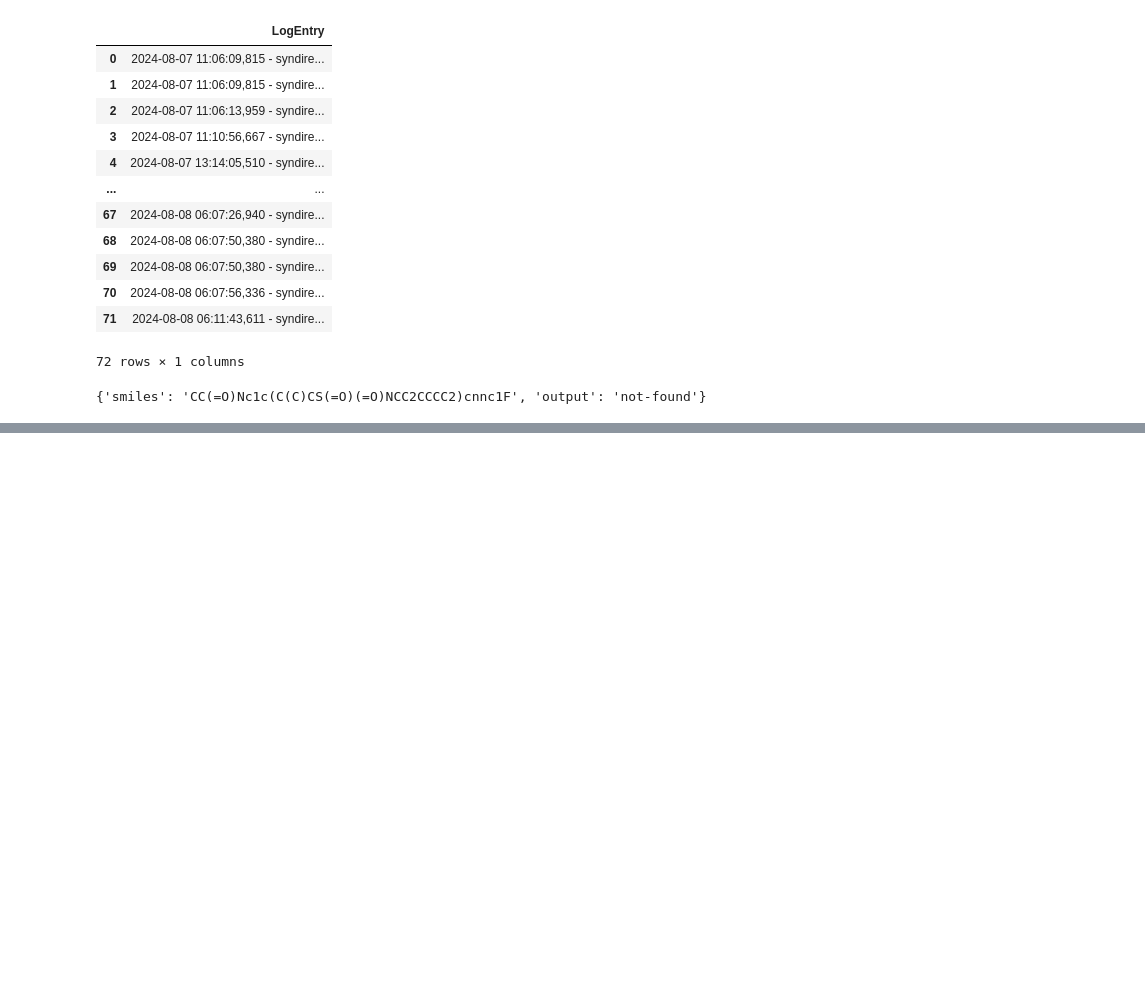
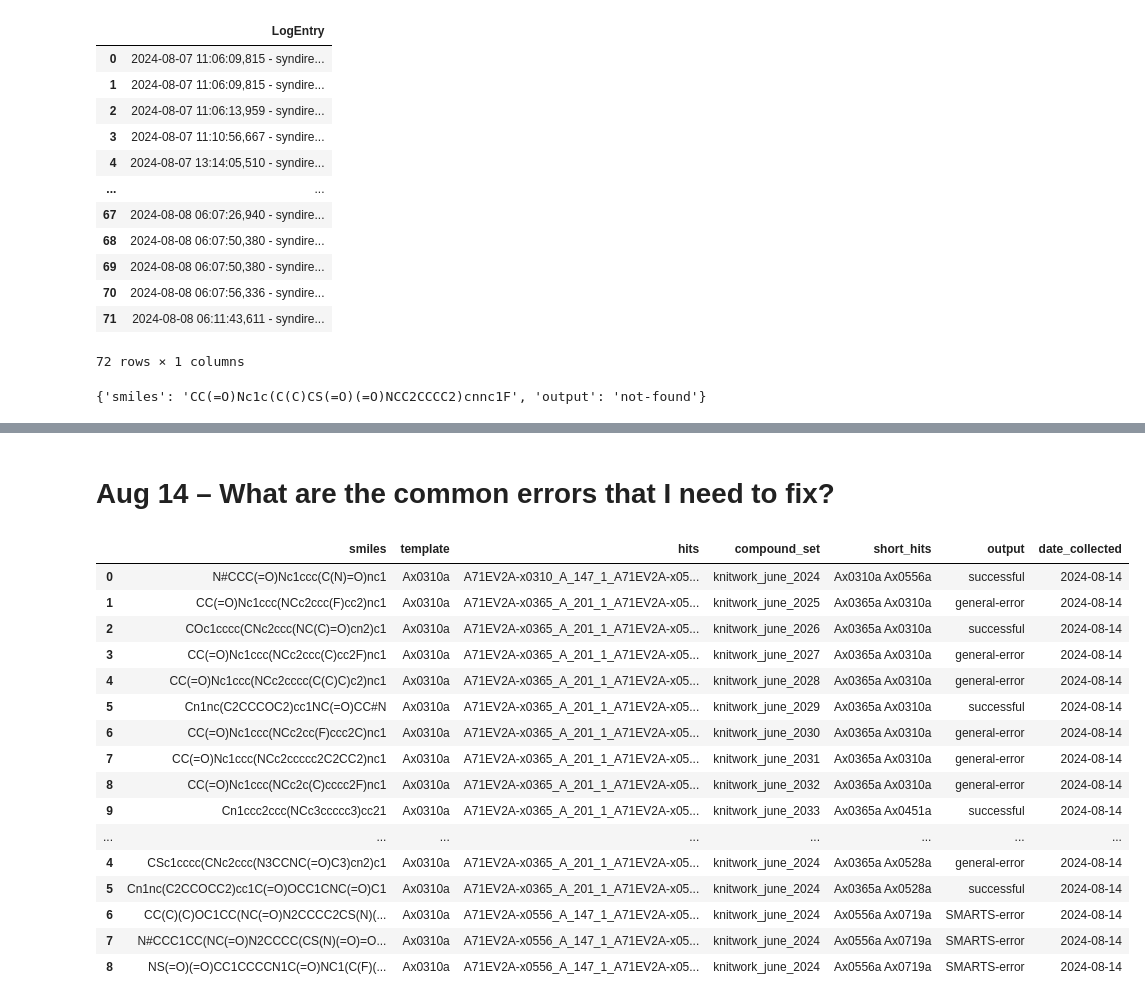
Before and after one commit to kate-fie/EV-A71-2A-syndirella-run-2, a Jupyter notebook: preparation/log_look.ipynb, the cells around one changed output, grey strips where cells are left out. Drawn from its saved outputs; the diff is of its cells as text; code cells hidden in the pictures; blank space fills up the shorter version.

```diff
--- a/preparation/log_look.ipynb
+++ b/preparation/log_look.ipynb
@@ -282,2 +285,4 @@ master_df
 # %%
 master_df.to_csv('/Users/kate_fieseler/PycharmProjects/EV-A71-2A-syndirella-run-2/syndirella_output/master_output.csv', index=False)
+# %% [markdown]
+# Aug 14 – What are the common errors that I need to fix?
@@ -283,0 +304,26 @@ master_df.to_csv('/Users/kate_fieseler/PycharmProjects/EV-A71-2A-syndirella-run-
+# %%
+# get dataframe of old knitwork and redone merged
+knitwork = pd.read_csv('/Users/kate_fieseler/PycharmProjects/EV-A71-2A-syndirella-run-2/syndirella_output/A71EV2A_Knitwork_June_42.csv')
+knitwork_redone = pd.read_csv('/Users/kate_fieseler/PycharmProjects/EV-A71-2A-syndirella-run-2/syndirella_output/A71EV2A_Knitwork_June_9_redone.csv')
+knitwork = pd.concat([knitwork, knitwork_redone])
+# drop duplicates, keep last
+knitwork = knitwork.drop_duplicates(subset=['smiles'], keep='last')
+knitwork
+# %% [output]
+|  | smiles | template | hits | compound_set | short_hits | output | date_collected |
+| 0 | N#CCC(=O)Nc1ccc(C(N)=O)nc1 | Ax0310a | A71EV2A-x0310_A_147_1_A71EV2A-x05... | knitwork_june_2024 | Ax0310a Ax0556a | successful | 2024-08-14 |
+| 1 | CC(=O)Nc1ccc(NCc2ccc(F)cc2)nc1 | Ax0310a | A71EV2A-x0365_A_201_1_A71EV2A-x05... | knitwork_june_2025 | Ax0365a Ax0310a | general-error | 2024-08-14 |
+| 2 | COc1cccc(CNc2ccc(NC(C)=O)cn2)c1 | Ax0310a | A71EV2A-x0365_A_201_1_A71EV2A-x05... | knitwork_june_2026 | Ax0365a Ax0310a | successful | 2024-08-14 |
+| 3 | CC(=O)Nc1ccc(NCc2ccc(C)cc2F)nc1 | Ax0310a | A71EV2A-x0365_A_201_1_A71EV2A-x05... | knitwork_june_2027 | Ax0365a Ax0310a | general-error | 2024-08-14 |
+| 4 | CC(=O)Nc1ccc(NCc2cccc(C(C)C)c2)nc1 | Ax0310a | A71EV2A-x0365_A_201_1_A71EV2A-x05... | knitwork_june_2028 | Ax0365a Ax0310a | general-error | 2024-08-14 |
+| 5 | Cn1nc(C2CCCOC2)cc1NC(=O)CC#N | Ax0310a | A71EV2A-x0365_A_201_1_A71EV2A-x05... | knitwork_june_2029 | Ax0365a Ax0310a | successful | 2024-08-14 |
+| 6 | CC(=O)Nc1ccc(NCc2cc(F)ccc2C)nc1 | Ax0310a | A71EV2A-x0365_A_201_1_A71EV2A-x05... | knitwork_june_2030 | Ax0365a Ax0310a | general-error | 2024-08-14 |
+| 7 | CC(=O)Nc1ccc(NCc2ccccc2C2CC2)nc1 | Ax0310a | A71EV2A-x0365_A_201_1_A71EV2A-x05... | knitwork_june_2031 | Ax0365a Ax0310a | general-error | 2024-08-14 |
+| 8 | CC(=O)Nc1ccc(NCc2c(C)cccc2F)nc1 | Ax0310a | A71EV2A-x0365_A_201_1_A71EV2A-x05... | knitwork_june_2032 | Ax0365a Ax0310a | general-error | 2024-08-14 |
+| 9 | Cn1ccc2ccc(NCc3ccccc3)cc21 | Ax0310a | A71EV2A-x0365_A_201_1_A71EV2A-x05... | knitwork_june_2033 | Ax0365a Ax0451a | successful | 2024-08-14 |
+| ... | ... | ... | ... | ... | ... | ... | ... |
+| 4 | CSc1cccc(CNc2ccc(N3CCNC(=O)C3)cn2)c1 | Ax0310a | A71EV2A-x0365_A_201_1_A71EV2A-x05... | knitwork_june_2024 | Ax0365a Ax0528a | general-error | 2024-08-14 |
+| 5 | Cn1nc(C2CCOCC2)cc1C(=O)OCC1CNC(=O)C1 | Ax0310a | A71EV2A-x0365_A_201_1_A71EV2A-x05... | knitwork_june_2024 | Ax0365a Ax0528a | successful | 2024-08-14 |
+| 6 | CC(C)(C)OC1CC(NC(=O)N2CCCC2CS(N)(... | Ax0310a | A71EV2A-x0556_A_147_1_A71EV2A-x05... | knitwork_june_2024 | Ax0556a Ax0719a | SMARTS-error | 2024-08-14 |
+| 7 | N#CCC1CC(NC(=O)N2CCCC(CS(N)(=O)=O... | Ax0310a | A71EV2A-x0556_A_147_1_A71EV2A-x05... | knitwork_june_2024 | Ax0556a Ax0719a | SMARTS-error | 2024-08-14 |
+| 8 | NS(=O)(=O)CC1CCCCN1C(=O)NC1(C(F)(... | Ax0310a | A71EV2A-x0556_A_147_1_A71EV2A-x05... | knitwork_june_2024 | Ax0556a Ax0719a | SMARTS-error | 2024-08-14 |
```
Also changed, not shown: parts of 12 cells of this notebook, 6 other files.
